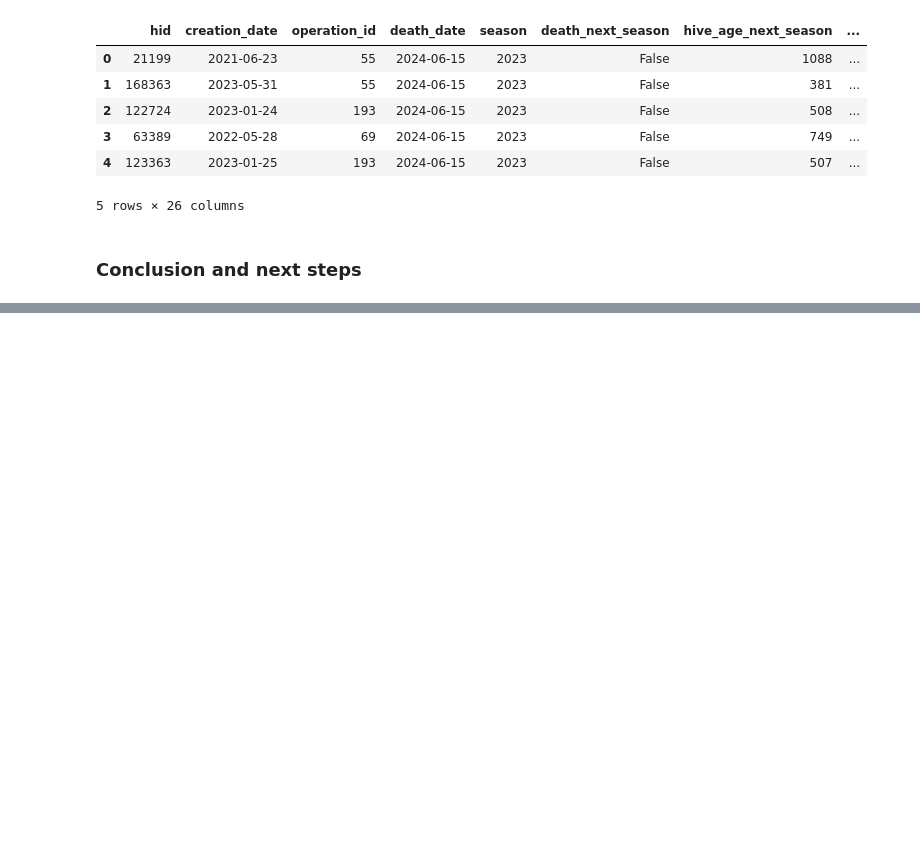
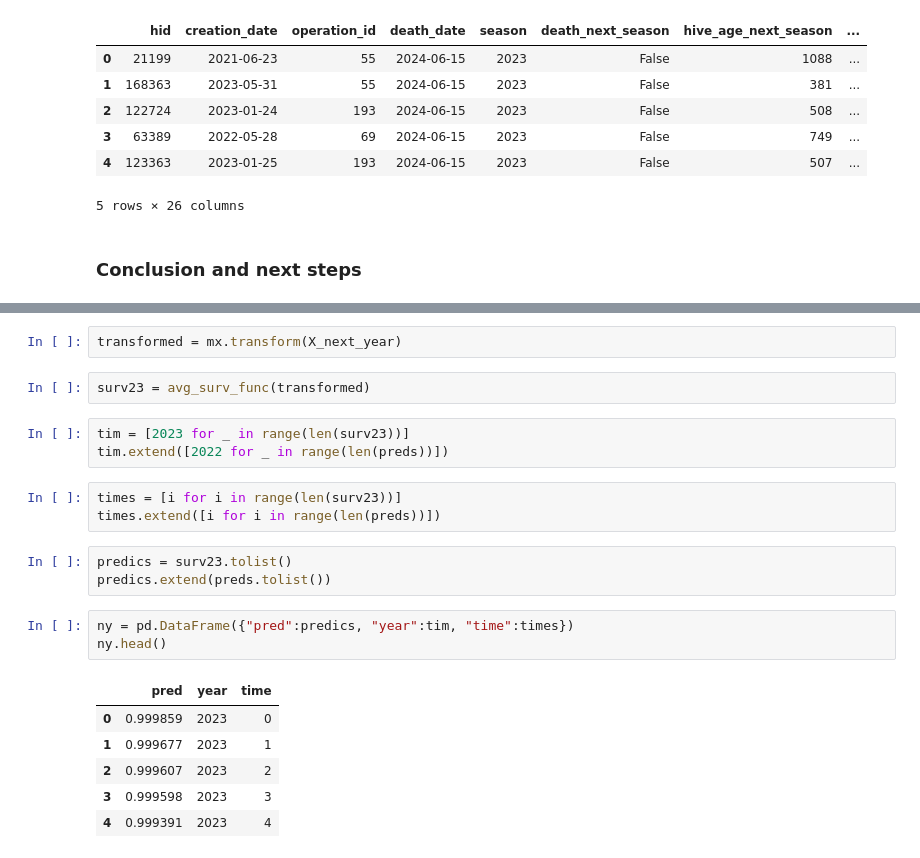
Before and after one commit to Nectar-Technologies/ledge-nectar, a Jupyter notebook: aqi/notebooks/Data analysis and visualization.ipynb, the cells around one changed output, grey strips where cells are left out. Cells and saved outputs as stored; diff of their text form; blank space fills up the shorter version.

```diff
--- a/aqi/notebooks/Data analysis and visualization.ipynb
+++ b/aqi/notebooks/Data analysis and visualization.ipynb
@@ -1921,0 +1945,23 @@ X_next_year = next_year[features]
+# %%
+transformed = mx.transform(X_next_year)
+# %%
+surv23 = avg_surv_func(transformed)
+# %%
+tim = [2023 for _ in range(len(surv23))]
+tim.extend([2022 for _ in range(len(preds))])
+# %%
+times = [i for i in range(len(surv23))]
+times.extend([i for i in range(len(preds))])
+# %%
+predics = surv23.tolist()
+predics.extend(preds.tolist())
+# %%
+ny = pd.DataFrame({"pred":predics, "year":tim, "time":times})
+ny.head()
+# %% [output]
+|  | pred | year | time |
+| 0 | 0.999859 | 2023 | 0 |
+| 1 | 0.999677 | 2023 | 1 |
+| 2 | 0.999607 | 2023 | 2 |
+| 3 | 0.999598 | 2023 | 3 |
+| 4 | 0.999391 | 2023 | 4 |
```
Also changed, not shown: parts of 5 cells of this notebook.
